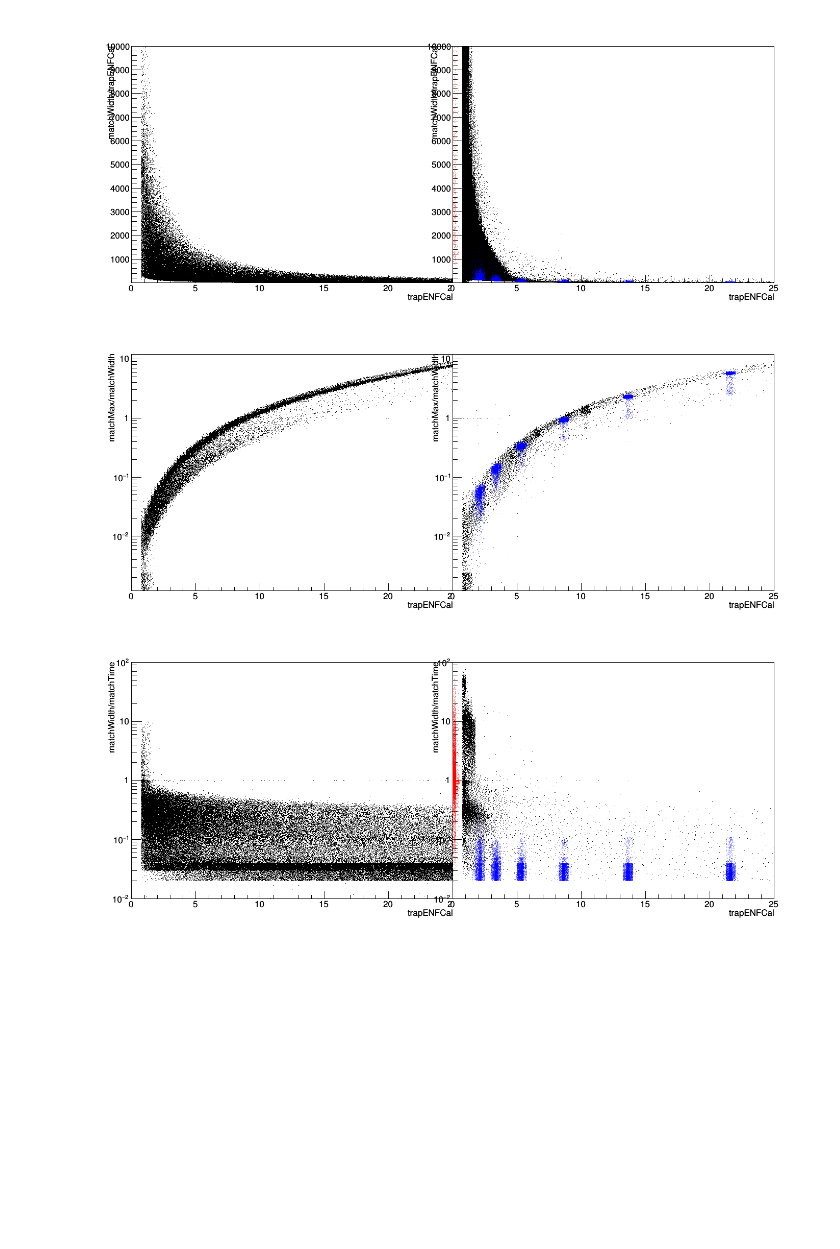
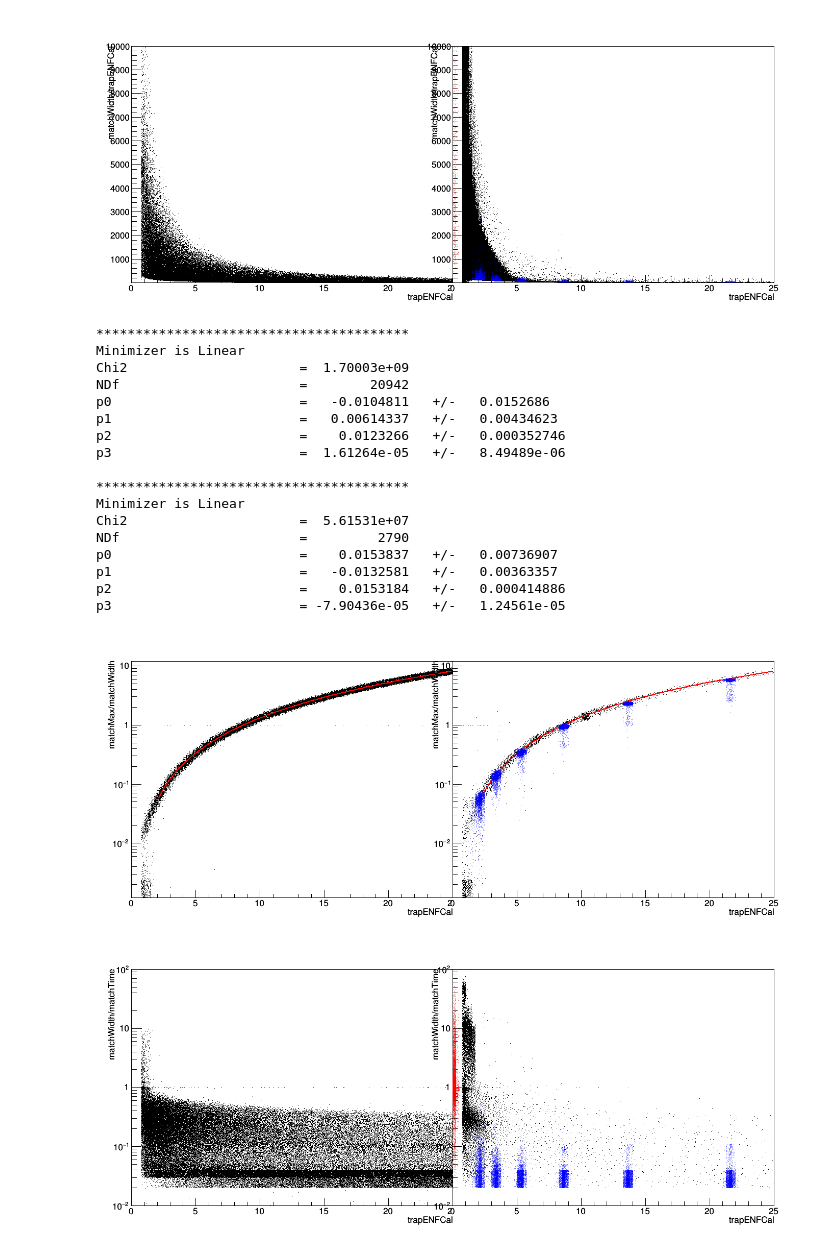
Before and after one commit to bxyzhu/IPython, a Jupyter notebook: latPlots_ds0.ipynb, the cells around one changed output. Saved outputs shown, nothing was run; the diff lists cells and outputs as text; code cells hidden in the pictures; blank space fills up the shorter version.

```diff
--- a/latPlots_ds0.ipynb
+++ b/latPlots_ds0.ipynb
@@ -354,21 +354,38 @@ c1.Draw()
 # %%
 c1.cd(1); ROOT.gPad.SetLogy(1); c1.cd(2); ROOT.gPad.SetLogy(1)
 xBins, xBinL, xBinH = 100, 0, 25
 yBins, yBinL, yBinH = 10000, 0, 12
 xStr, yStr = 'trapENFCal', 'matchMax/matchWidth'
-h1=ROOT.TH2D("h1","",xBins,xBinL,xBinH,yBins,yBinL,yBinH);cal.Project("h1",yStr+":"+xStr,theCut + "&& fitSlo<25")
-h2=ROOT.TH2D("h2","",xBins,xBinL,xBinH,yBins,yBinL,yBinH);bg.Project("h2",yStr+":"+xStr,theCut +"&& fitSlo<25")
+h1=ROOT.TH2D("h1","",xBins,xBinL,xBinH,yBins,yBinL,yBinH);cal.Project("h1",yStr+":"+xStr,theCut + "&& fitSlo<5")
+h2=ROOT.TH2D("h2","",xBins,xBinL,xBinH,yBins,yBinL,yBinH);bg.Project("h2",yStr+":"+xStr,theCut +"&& fitSlo<5")
 h3=ROOT.TH2D("h3","",xBins,xBinL,xBinH,yBins,yBinL,yBinH);FT.Project("h3",yStr+":"+xStr)
 h4=ROOT.TH2D("h4","",xBins,xBinL,xBinH,yBins,yBinL,yBinH);Ext.Project("h4",yStr+":"+xStr,"channel == 624")
 h1.GetXaxis().SetTitle(xStr); h1.GetYaxis().SetTitle(yStr)
 h2.GetXaxis().SetTitle(xStr); h2.GetYaxis().SetTitle(yStr)
-c1.cd(1); h1.SetMinimum(10e-4); h1.Draw()
-c1.cd(2); h2.SetMinimum(10e-4); h2.Draw()
+c1.cd(1); h1.Draw(); h1.Fit("pol3","","",2,25)
+c1.cd(2); h2.Draw(); h2.Fit("pol3","","",2,25)
 h3.SetMarkerColorAlpha(ROOT.kRed, 0.5); h3.Draw("SAME")
 h4.SetMarkerColorAlpha(ROOT.kBlue, 0.5); h4.Draw("SAME")
 c1.Draw()
 # %% [output]
+****************************************
+Minimizer is Linear
+Chi2                      =  1.70003e+09
+NDf                       =        20942
+p0                        =   -0.0104811   +/-   0.0152686
+p1                        =   0.00614337   +/-   0.00434623
+p2                        =    0.0123266   +/-   0.000352746
+p3                        =  1.61264e-05   +/-   8.49489e-06
+
+****************************************
+Minimizer is Linear
+Chi2                      =  5.61531e+07
+NDf                       =         2790
+p0                        =    0.0153837   +/-   0.00736907
+p1                        =   -0.0132581   +/-   0.00363357
+p2                        =    0.0153184   +/-   0.000414886
+p3                        = -7.90436e-05   +/-   1.24561e-05
-[figure, old version]
+[figure, new version]
 # %%
 c1.cd(1); ROOT.gPad.SetLogy(1); c1.cd(2); ROOT.gPad.SetLogy(1)
 xBins, xBinL, xBinH = 100, 0, 25
```
Also changed, not shown: parts of 2 cells of this notebook, 2 other files.
